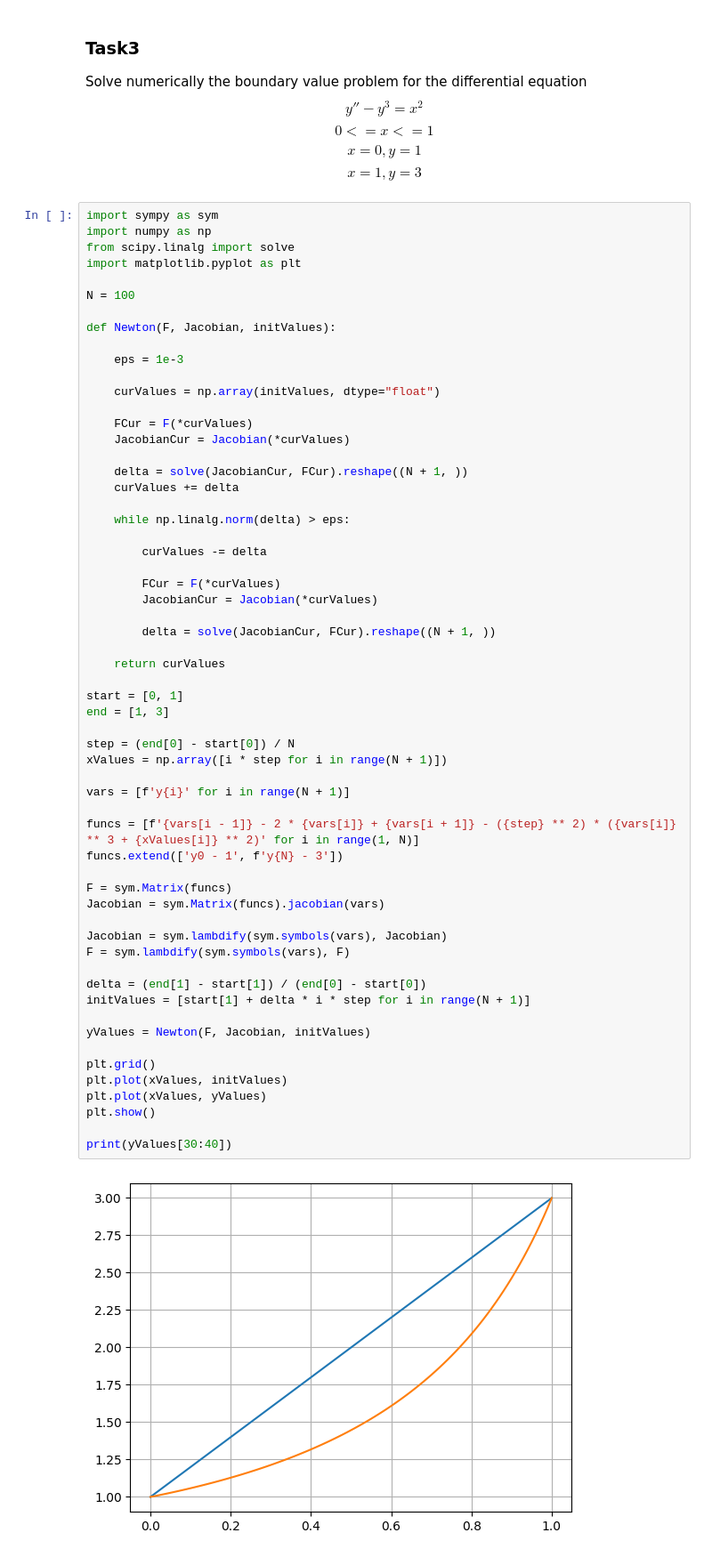
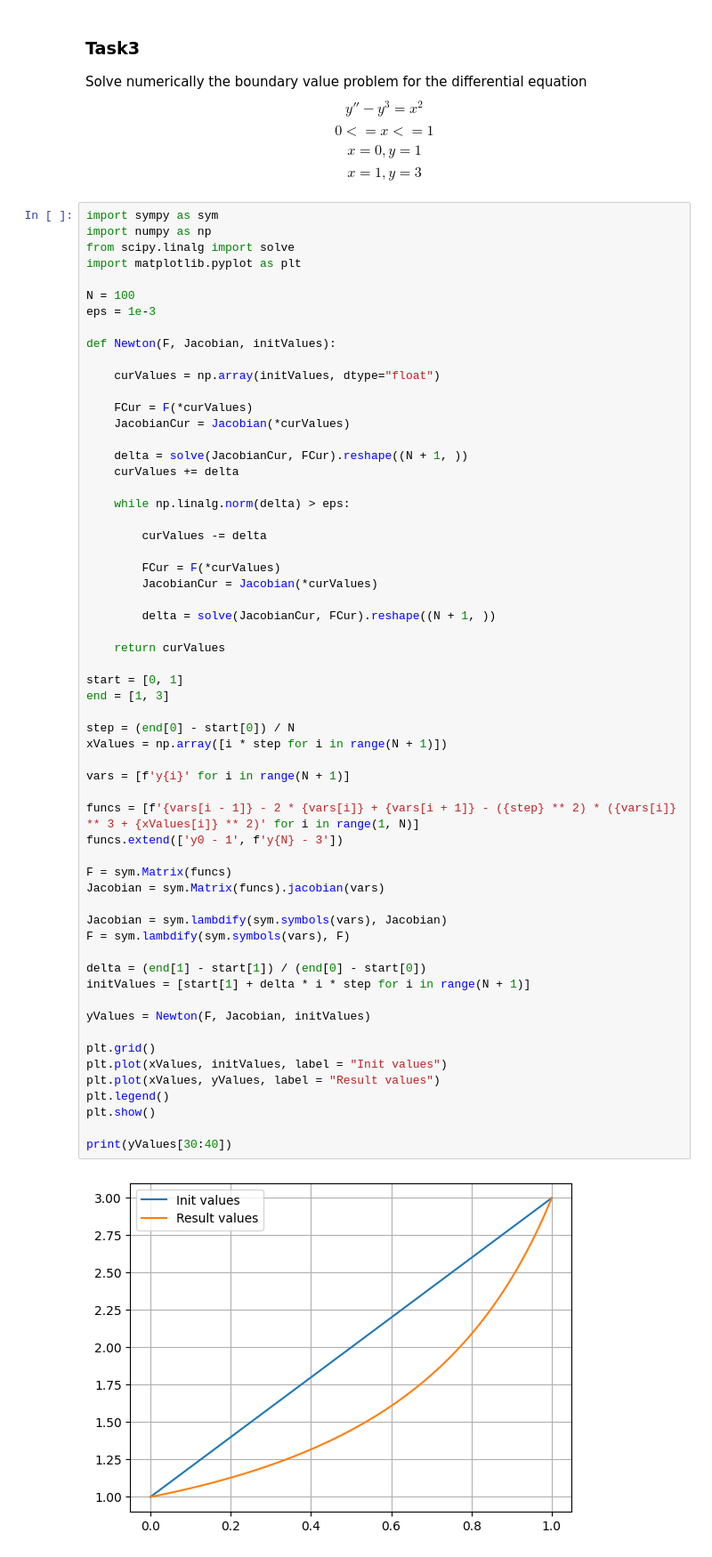
Before and after one commit to mshsvnv/ComAlg, a Jupyter notebook: lab_05/main.ipynb, the cells around one changed output. Shown at 89% size. Saved outputs shown, nothing was run; the diff lists cells and outputs as text.

```diff
--- a/lab_05/main.ipynb
+++ b/lab_05/main.ipynb
@@ -137,10 +96,9 @@ from scipy.linalg import solve
 import matplotlib.pyplot as plt
 
 N = 100
+eps = 1e-3
 
 def Newton(F, Jacobian, initValues):
-
-    eps = 1e-3
 
     curValues = np.array(initValues, dtype="float")
 
@@ -161,35 +119,36 @@ def Newton(F, Jacobian, initValues):
 
     return curValues
 
 start = [0, 1]
 end = [1, 3]
 
 step = (end[0] - start[0]) / N
 xValues = np.array([i * step for i in range(N + 1)])
 
 vars = [f'y{i}' for i in range(N + 1)]
 
 funcs = [f'{vars[i - 1]} - 2 * {vars[i]} + {vars[i + 1]} - ({step} ** 2) * ({vars[i]} ** 3 + {xValues[i]} ** 2)' for i in range(1, N)]
 funcs.extend(['y0 - 1', f'y{N} - 3'])
 
 F = sym.Matrix(funcs)
 Jacobian = sym.Matrix(funcs).jacobian(vars)
 
 Jacobian = sym.lambdify(sym.symbols(vars), Jacobian)
 F = sym.lambdify(sym.symbols(vars), F)
 
 delta = (end[1] - start[1]) / (end[0] - start[0])
 initValues = [start[1] + delta * i * step for i in range(N + 1)]
 
 yValues = Newton(F, Jacobian, initValues)
 
 plt.grid()
-plt.plot(xValues, initValues)
-plt.plot(xValues, yValues)
+plt.plot(xValues, initValues, label = "Init values")
+plt.plot(xValues, yValues, label = "Result values")
+plt.legend()
 plt.show()
 
 print(yValues[30:40])
 # %% [output]
-[figure, old version]
+[figure, new version]
 [1.21385661 1.22333884 1.23301376 1.24288637 1.25296187 1.26324564
  1.27374324 1.28446046 1.29540328 1.30657792]
```
Also changed, not shown: parts of 4 cells of this notebook.
